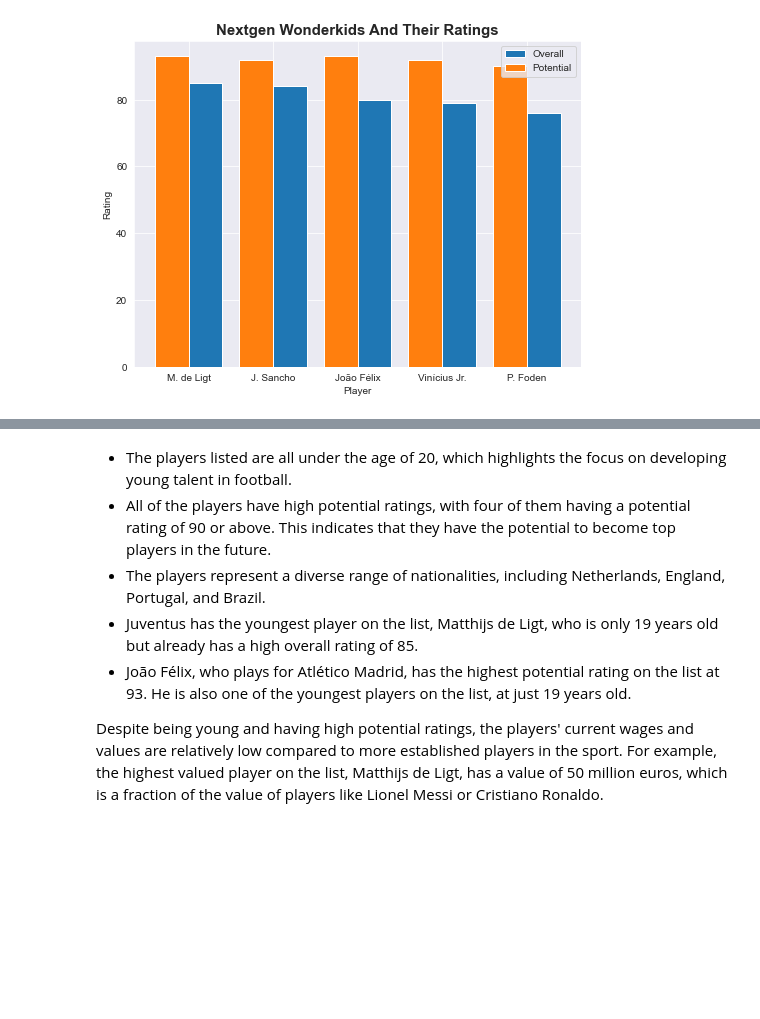
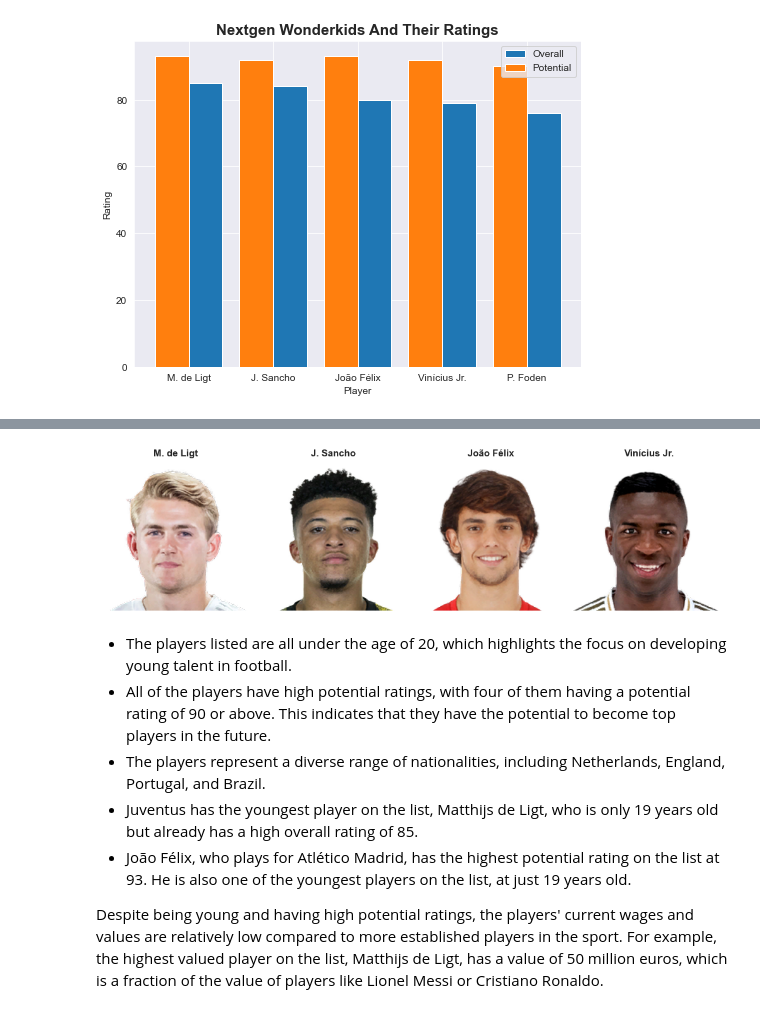
Before and after one commit to mdushetwar/Fifa-Players--EDA-Clustering, a Jupyter notebook: PRCP-1004-Fifa20.ipynb, the cells around one changed output, grey strips where cells are left out. Cells and saved outputs as stored; diff of their text form; code cells hidden in the pictures; blank space fills up the shorter version.

```diff
--- a/PRCP-1004-Fifa20.ipynb
+++ b/PRCP-1004-Fifa20.ipynb
@@ -48,12 +48,14 @@ def get_player_image(url):
     img_tag = player_div.find('img')
     img_url = img_tag['data-srcset'].split('2x')[0].strip()
 
-    image_response = requests.get(img_url, stream=True)
-
-    img = Image.open(image_response.raw)
-    display(img)
+    return img_url
 # %%
-get_player_image(df.loc[0, 'player_url'])
+url= get_player_image(df.loc[0, 'player_url'])
+
+image_response = requests.get(url, stream=True)
+
+img = Image.open(image_response.raw)
+display(img)
 # %% [output]
 [figure]
 # %%
@@ -470,3 +463,23 @@ next_gen
+# %%
+next_gen_players= next_gen['short_name'].values
+
+fig, ax=plt.subplots(1,4, figsize=(14,10))
+
+for name, ax in zip(next_gen_players, ax.flatten()):
+    mask = df['short_name'] == name
+    player_url = df.loc[mask, 'player_url'].values[0]
+
+    img_url= get_player_image(player_url)
+
+    image_response = requests.get(img_url, stream=True)
+
+    img = Image.open(image_response.raw)
+    ax.imshow(img)
+    ax.axis('off')
+    ax.set_title(name, fontsize=15, fontweight='bold');
+plt.tight_layout()
+# %% [output]
+[figure, added]
 # %% [markdown]
 - The players listed are all under the age of 20, which highlights the focus on developing young talent in football.
 - All of the players have high potential ratings, with four of them having a potential rating of 90 or above. This indicates that they have the potential to become top players in the future.
```
Also changed, not shown: parts of 1 cell of this notebook.
